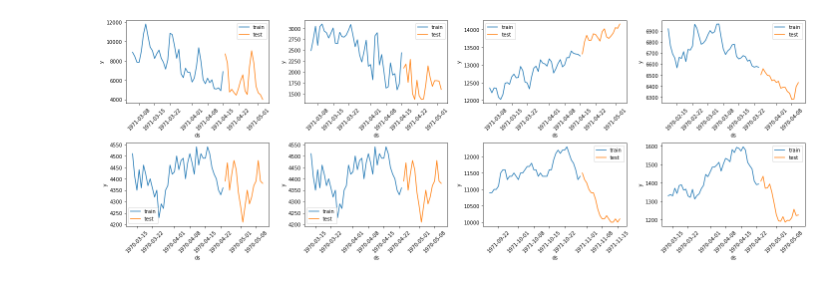
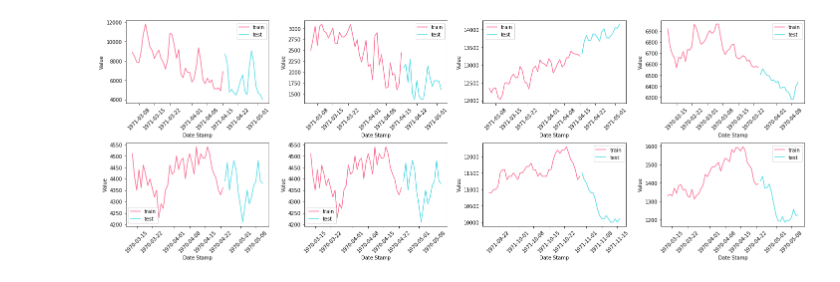
Before and after one commit to stefanialvs/PyForecast, a Jupyter notebook: proof_of_concept.ipynb, the cells around one changed output. Saved outputs shown, nothing was run; the diff lists cells and outputs as text; code cells hidden in the pictures.

```diff
--- a/proof_of_concept.ipynb
+++ b/proof_of_concept.ipynb
@@ -36,6 +22,7 @@ y_df = y_df.sort_values(by=['unique_id', 'ds'])
 # %%
 import matplotlib.pyplot as plt
 import seaborn as sns
+
 
 
 def plot_single_serie(uid_df, ax):
@@ -47,10 +34,13 @@ def plot_single_serie(uid_df, ax):
     """
     # plot last 60 observations
     sns.lineplot(x='ds', y='y',
-                 hue='split', data=uid_df[-60:], ax=ax)
+                 hue='split', data=uid_df[-60:], ax=ax, palette=['#FA6F94','#51DBE6'])
 
     # rotate x axis
     ax.tick_params(axis='x', rotation=45)
+    ax.tick_params(axis='y')
+    ax.set_xlabel('Date Stamp')
+    ax.set_ylabel('Value')
 
     # remove legend title
     handles, labels = ax.get_legend_handles_labels()
@@ -61,31 +51,31 @@ def plot_single_serie(uid_df, ax):
     #sns.set_style("dark")
     #plt.xlabel("Date Stamp", fontsize=14, color='#A2A2A2')
     #plt.ylabel("Value", fontsize=14, color='#A2A2A2')
 
 def plot_grid_series(y_df, uids):
     assert len(uids)==8
 
     fig, axs = plt.subplots(2, 4, figsize=(20, 7))
     plt.subplots_adjust(wspace=0.35)
     plt.subplots_adjust(hspace=0.4)
     plt.xticks(rotation=45)
 
     for i, uid in enumerate(uids):
         # single plot parameters
         uid_df = y_df[y_df.unique_id==uid]
         row = int(np.round(i/8 + 0.001))
         col = i % 4
 
         plot_single_serie(uid_df, ax=axs[row, col])
 
     fig.tight_layout()
     plt.show()
     plot_file = "./results/grid_series.png"
     plt.savefig(plot_file, bbox_inches = "tight", dpi=300)
     plt.close()
 
 uids = ['M1', 'M2', 'M3', 'M4',
         'M5', 'M5', 'M6', 'M8']
 plot_grid_series(y_df, uids)
 # %% [output]
-[figure, old version]
+[figure, new version]
```
Also changed, not shown: parts of 1 cell of this notebook.
